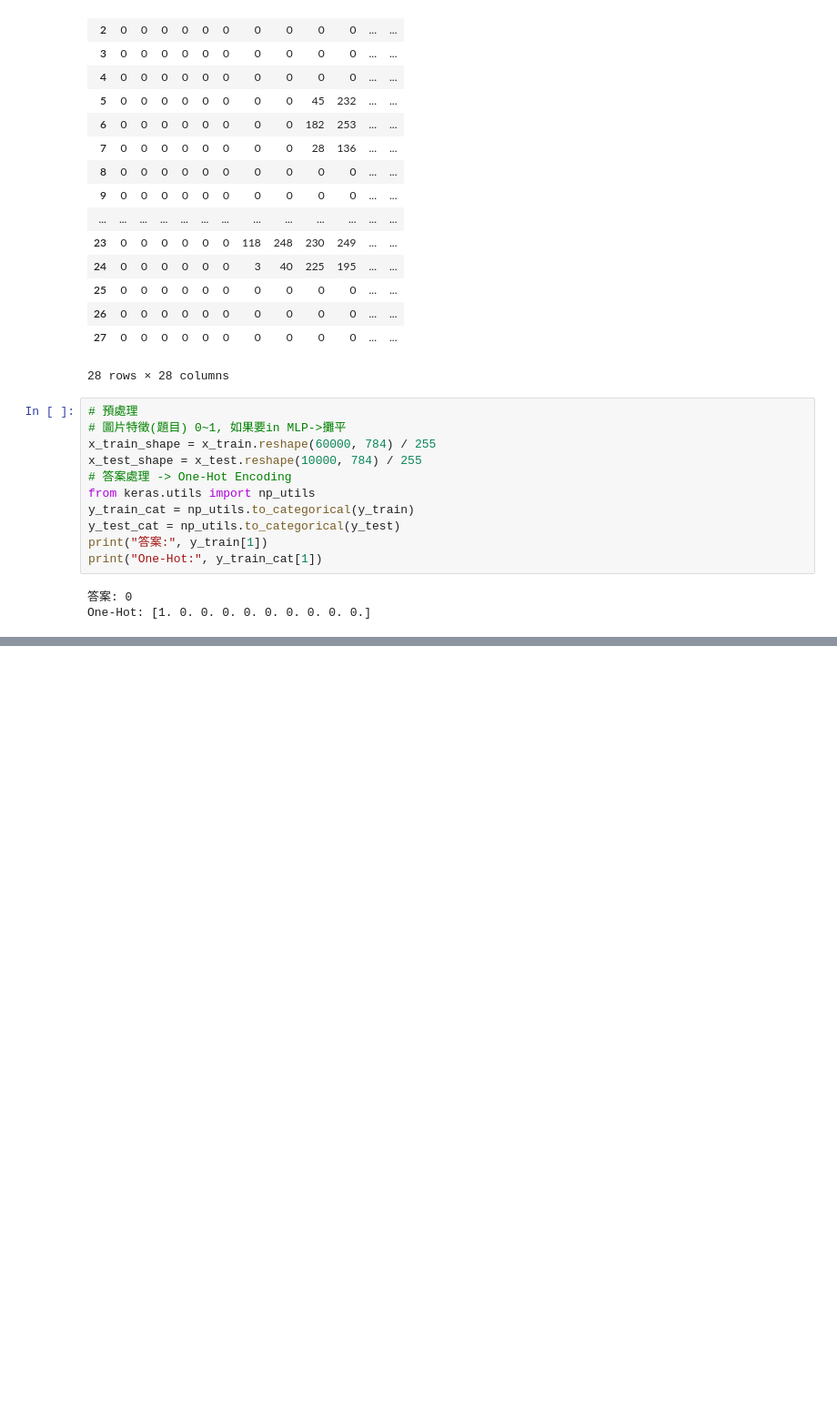
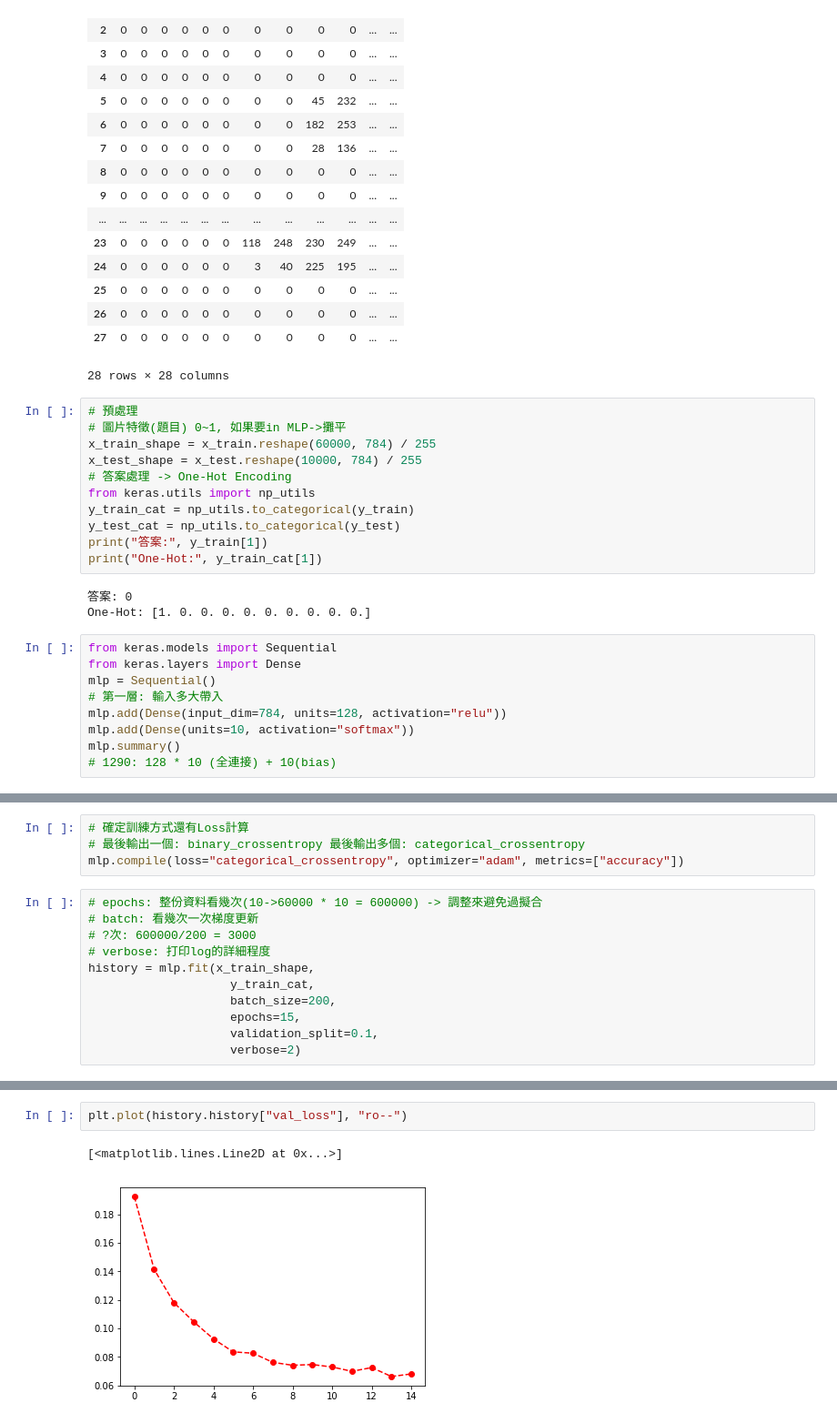
Before and after one commit to Elwing-Chou/MLDemo3, a Jupyter notebook: MLP.ipynb, the cells around one changed output, grey strips where cells are left out. Shown at 91% size. Drawn from its saved outputs; the diff is of its cells as text; blank space fills up the shorter version.

```diff
--- a/MLP.ipynb
+++ b/MLP.ipynb
@@ -57,3 +57,12 @@ print("One-Hot:", y_train_cat[1])
 # %% [output]
 答案: 0
 One-Hot: [1. 0. 0. 0. 0. 0. 0. 0. 0. 0.]
+# %%
+from keras.models import Sequential
+from keras.layers import Dense
+mlp = Sequential()
+# 第一層: 輸入多大帶入
+mlp.add(Dense(input_dim=784, units=128, activation="relu"))
+mlp.add(Dense(units=10, activation="softmax"))
+mlp.summary()
+# 1290: 128 * 10 (全連接) + 10(bias)
@@ -59,0 +81,15 @@ One-Hot: [1. 0. 0. 0. 0. 0. 0. 0. 0. 0.]
+# %%
+# 確定訓練方式還有Loss計算
+# 最後輸出一個: binary_crossentropy 最後輸出多個: categorical_crossentropy
+mlp.compile(loss="categorical_crossentropy", optimizer="adam", metrics=["accuracy"])
+# %%
+# epochs: 整份資料看幾次(10->60000 * 10 = 600000) -> 調整來避免過擬合
+# batch: 看幾次一次梯度更新
+# ?次: 600000/200 = 3000
+# verbose: 打印log的詳細程度
+history = mlp.fit(x_train_shape,
+                    y_train_cat,
+                    batch_size=200,
+                    epochs=15,
+                    validation_split=0.1,
+                    verbose=2)
@@ -59,0 +114,5 @@ One-Hot: [1. 0. 0. 0. 0. 0. 0. 0. 0. 0.]
+# %%
+plt.plot(history.history["val_loss"], "ro--")
+# %% [output]
+[<matplotlib.lines.Line2D at 0x...>]
+[figure, added]
```
Also changed, not shown: parts of 5 cells of this notebook.
